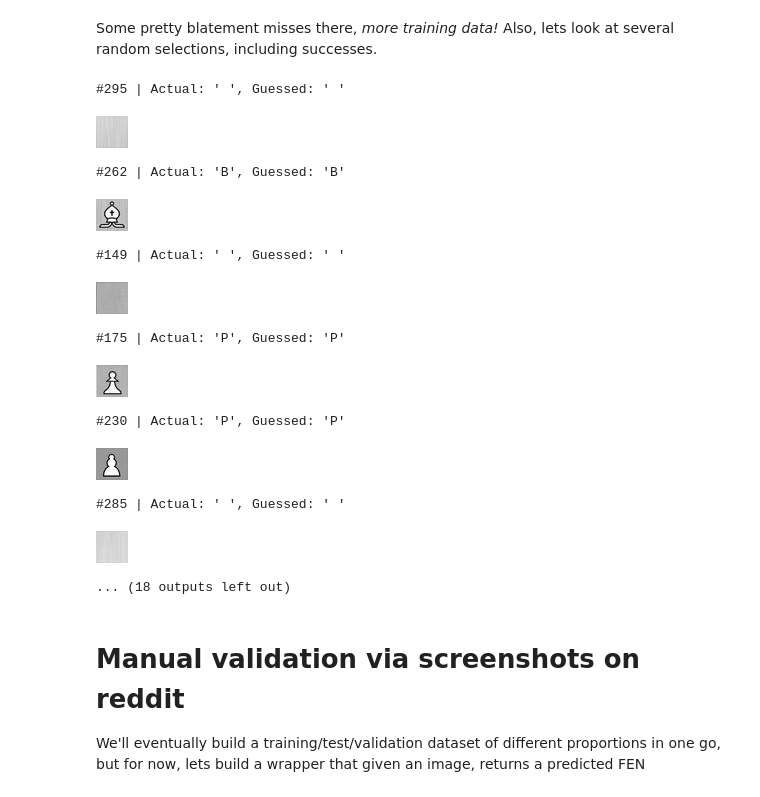
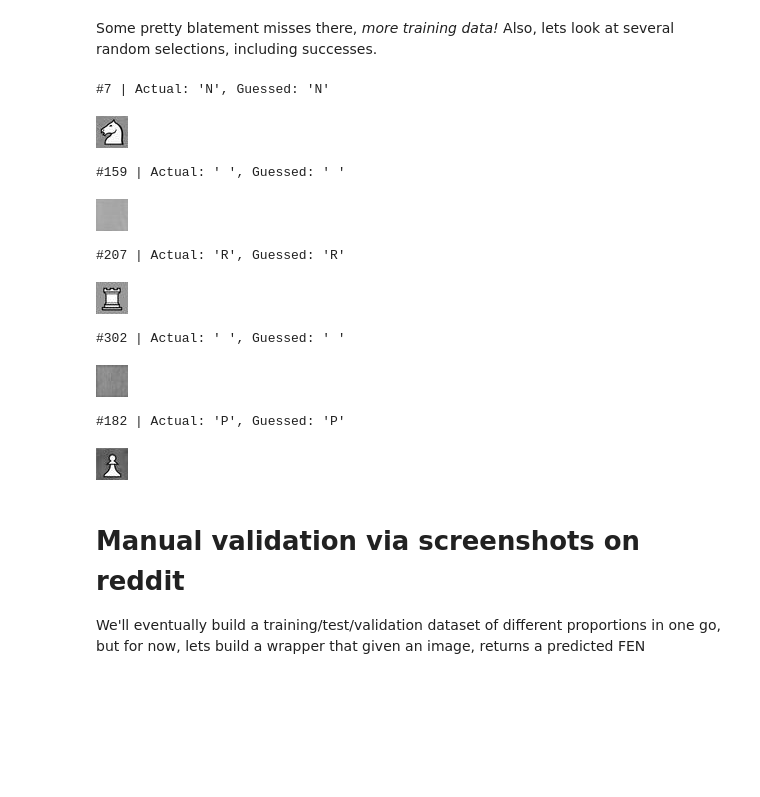
Before and after one commit to Elucidation/tensorflow_chessbot, a Jupyter notebook: tensorflow_learn.ipynb, the cells around one changed output. Cells and saved outputs as stored; diff of their text form; code cells hidden in the pictures; blank space fills up the shorter version.

```diff
--- a/tensorflow_learn.ipynb
+++ b/tensorflow_learn.ipynb
@@ -87,7 +87,7 @@ init = tf.initialize_all_variables()
 sess = tf.Session()
 sess.run(init)
 
-N = 10000
+N = 6000
 print "Training for %d steps..." % N
 for i in range(N):
     batch_xs, batch_ys = train_dataset.next_batch(100)
@@ -166,24 +165,21 @@ for idx in mistake_indices[:10]:
 # %% [markdown]
 Some pretty blatement misses there, *more training data!* Also, lets look at several random selections, including successes.
 # %%
-for idx in np.random.choice(test_dataset.num_examples,15,replace=False):
+for idx in np.random.choice(test_dataset.num_examples,5,replace=False):
     a,b = test_dataset.labels[idx], guessed[idx]
     print "#%d | Actual: '%s', Guessed: '%s'" % (idx, hf.label2Name(a),hf.labelIndex2Name(b))
     hf.display_array(np.reshape(test_dataset.images[idx,:],[32,32]))
 # %% [output]
-#295 | Actual: ' ', Guessed: ' '
+#7 | Actual: 'N', Guessed: 'N'
-[figure, old version]
+[figure, new version]
-#262 | Actual: 'B', Guessed: 'B'
+#159 | Actual: ' ', Guessed: ' '
-[figure, old version]
+[figure, new version]
-#149 | Actual: ' ', Guessed: ' '
+#207 | Actual: 'R', Guessed: 'R'
-[figure, old version]
+[figure, new version]
-#175 | Actual: 'P', Guessed: 'P'
+#302 | Actual: ' ', Guessed: ' '
-[figure, old version]
+[figure, new version]
-#230 | Actual: 'P', Guessed: 'P'
+#182 | Actual: 'P', Guessed: 'P'
-[figure, old version]
+[figure, new version]
-#285 | Actual: ' ', Guessed: ' '
-[figure, removed]
-... (18 outputs left out)
 # %% [markdown]
 # Manual validation via screenshots on reddit
 We'll eventually build a training/test/validation dataset of different proportions in one go, but for now, lets build a wrapper that given an image, returns a predicted FEN
```
Also changed, not shown: parts of 7 cells of this notebook.
